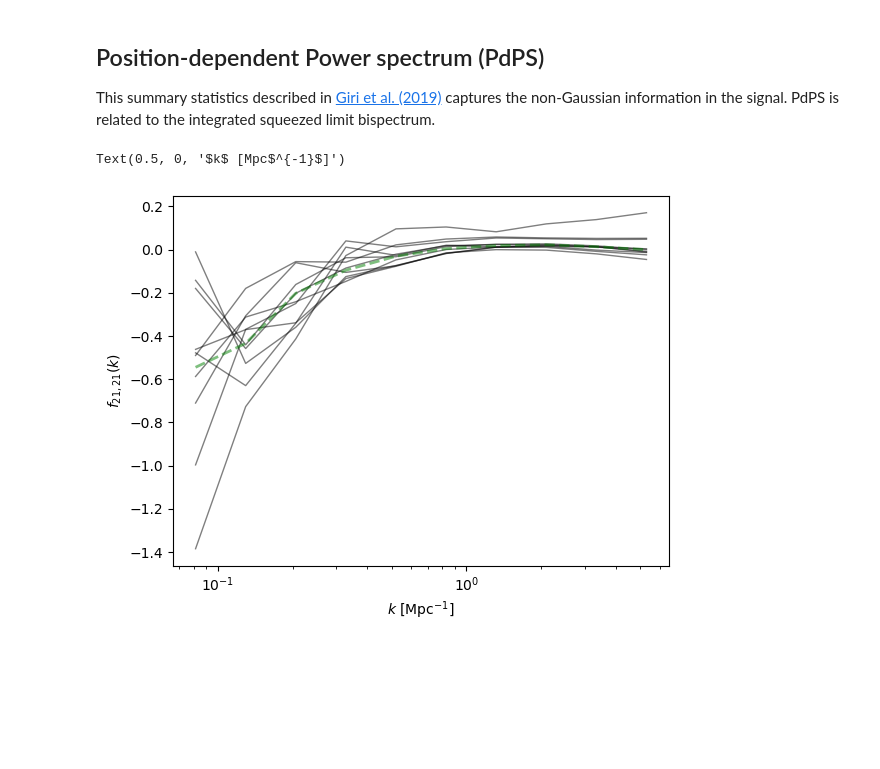
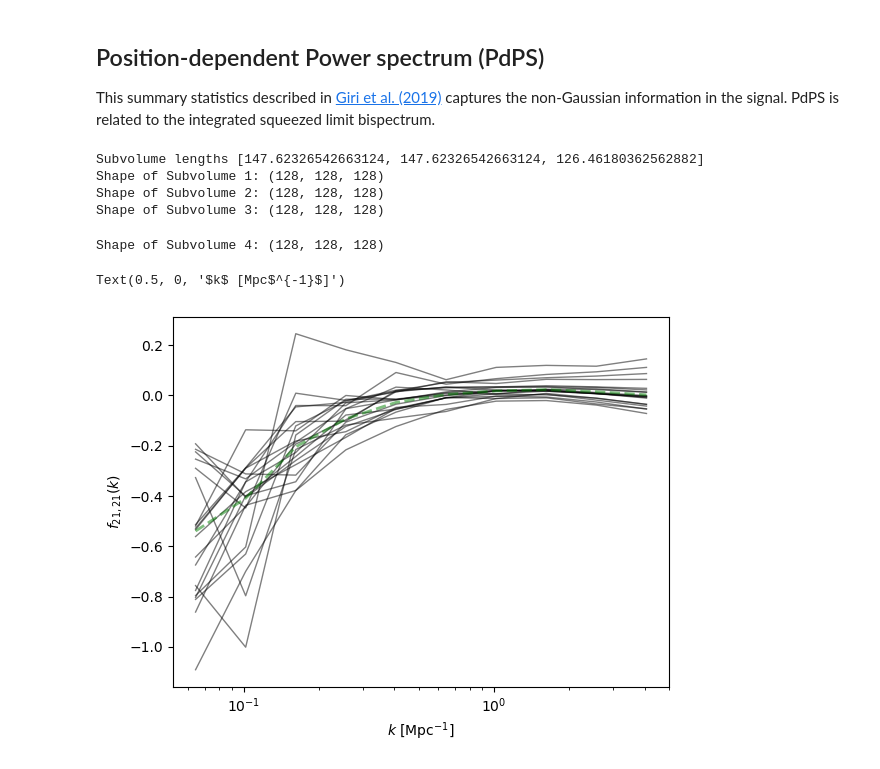
Before and after one commit to sambit-giri/ska_eor_inference, a Jupyter notebook: load_sim.ipynb, the cells around one changed output. Saved outputs shown, nothing was run; the diff lists cells and outputs as text; code cells hidden in the pictures; blank space fills up the shorter version.

```diff
--- a/load_sim.ipynb
+++ b/load_sim.ipynb
@@ -28,6 +28,8 @@ import tools21cm as t2c
 # %%
 seed = 123456 # Choose your favorite number
 np.random.seed(seed)
+# %%
+h = 0.6774
 # %% [markdown]
 ## Load metadata and simulation
 # %%
@@ -41,7 +43,7 @@ file = ddir+'Lightcone_FID_400_Samples.h5'
 with h5py.File(file, 'r') as f:
     frequencies = f['frequencies'][...]  # frequencies along the lightcone
     redshifts = f['redshifts'][...]  # redshifts along the lightcone
-    box_length = float(f['box_length'][0])  # Mpc
+    box_length = float(f['box_length'][0])/h  # Mpc
     ngrid = int(f['ngrid'][0])  # number of pixels along the sky patch
     nrand = int(f['nrealisations'][0])  # number of realisations for a given parameter set
 nfreq = frequencies.size
@@ -140,26 +142,3 @@ Text(0.5, 0, '$k$ [Mpc$^{-1}$]')
 This summary statistics described in [Giri et al. (2019)](https://ui.adsabs.harvard.edu/abs/2019JCAP...02..058G/abstract) captures the non-Gaussian information in the signal. PdPS is related to the integrated squeezed limit bispectrum.
 # %%
 from tqdm import tqdm
-# %%
-def estimate_PdPS(lc, kbins, box_length, box_length_los):
-    lc_obs = t2c.subtract_mean_signal(lc, los_axis=2)
-    lc_sub = lc_obs[:ngrid//2,:ngrid//2,:]
-    dt_mean0 = lc_sub.mean()
-    ps0, ks0 = t2c.power_spectrum_1d(lc_sub, kbins=kbins,
-                                     box_dims=[box_length/2,box_length/2,box_length_los])
-    lc_sub = lc_obs[:ngrid//2,ngrid//2:,:]
-    dt_mean1 = lc_sub.mean()
-    ps1, ks1 = t2c.power_spectrum_1d(lc_sub, kbins=kbins,
-                                     box_dims=[box_length/2,box_length/2,box_length_los])
-    lc_sub = lc_obs[ngrid//2:,:ngrid//2,:]
-    dt_mean2 = lc_sub.mean()
-    ps2, ks2 = t2c.power_spectrum_1d(lc_sub, kbins=kbins,
-                                     box_dims=[box_length/2,box_length/2,box_length_los])
-    lc_sub = lc_obs[ngrid//2:,ngrid//2:,:]
-    dt_mean3 = lc_sub.mean()
-    ps3, ks3 = t2c.power_spectrum_1d(lc_sub, kbins=kbins,
-                                     box_dims=[box_length/2,box_length/2,box_length_los])
-    iBk = (ps0*dt_mean0+ps1*dt_mean1+ps2*dt_mean2+ps3*dt_mean3)/4
-    Pk_mean  = (ps0+ps1+ps2+ps3)/4
-    var_mean = (dt_mean0**2+dt_mean1**2+dt_mean2**2+dt_mean3**2)/4
-    return iBk/Pk_mean/var_mean, ks0
@@ -173,16 +154,22 @@ for j in tqdm(range(nsims)):
         lc = f['brightness_lightcone'][j, ...]
     # move los axis to match t2c
     lc = np.moveaxis(lc, 0, 2)
-    f2121, k21 = estimate_PdPS(lc, kbins, box_length, box_length_los)
+    f2121, k21 = estimate_PdPS(lc, kbins, box_length, box_length_los, verbose=not j)
     f2121_array[j,:] = f2121
+# %% [output]
+Subvolume lengths [147.62326542663124, 147.62326542663124, 126.46180362562882]
+Shape of Subvolume 1: (128, 128, 128)
+Shape of Subvolume 2: (128, 128, 128)
+Shape of Subvolume 3: (128, 128, 128)
+Shape of Subvolume 4: (128, 128, 128)
 # %%
 fig, ax = plt.subplots()
-for j in tqdm(range(10)):
+for j in tqdm(range(10,30)):
     ax.semilogx(k21, f2121_array[j], lw=1., c='k', alpha=0.5)
 ax.semilogx(k21, f2121_array.mean(axis=0), lw=2., c='g', alpha=0.5, ls='--')
 ax.set_ylabel(r'$f_{21,21}(k)$')
 ax.set_xlabel(r'$k$ [Mpc$^{-1}$]')
 # plt.ylim(1e3, 1e8)
 # %% [output]
 Text(0.5, 0, '$k$ [Mpc$^{-1}$]')
-[figure, old version]
+[figure, new version]
```
Also changed, not shown: parts of 5 cells of this notebook, 2 other files.
